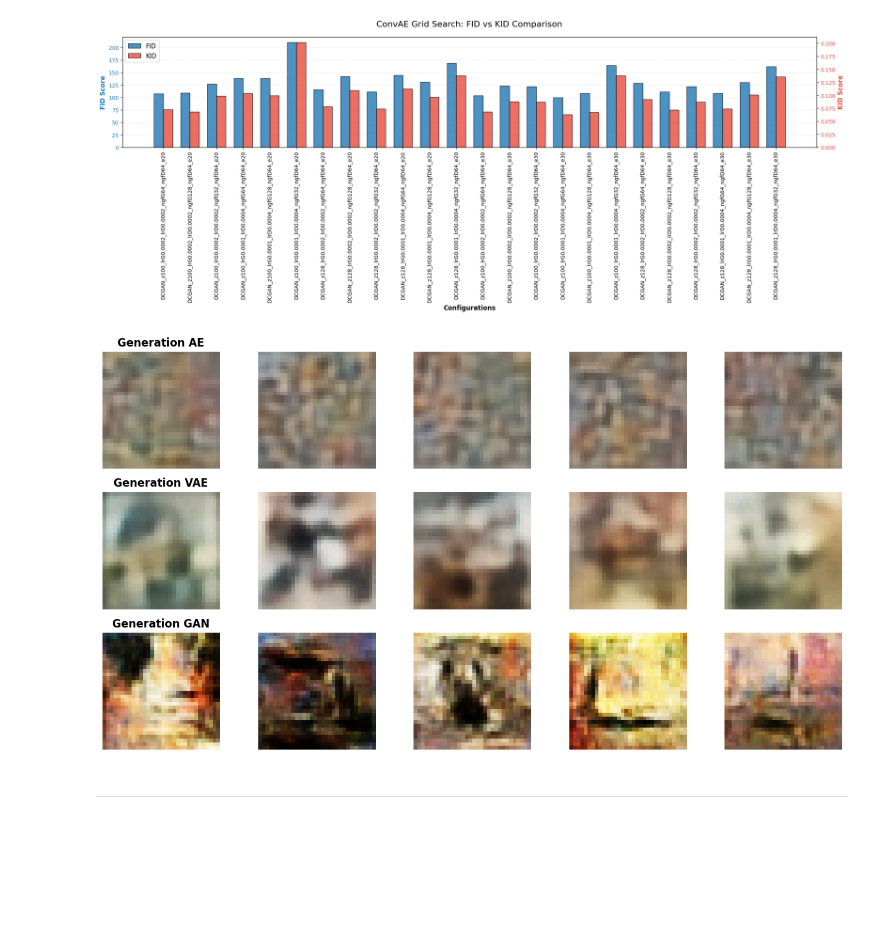
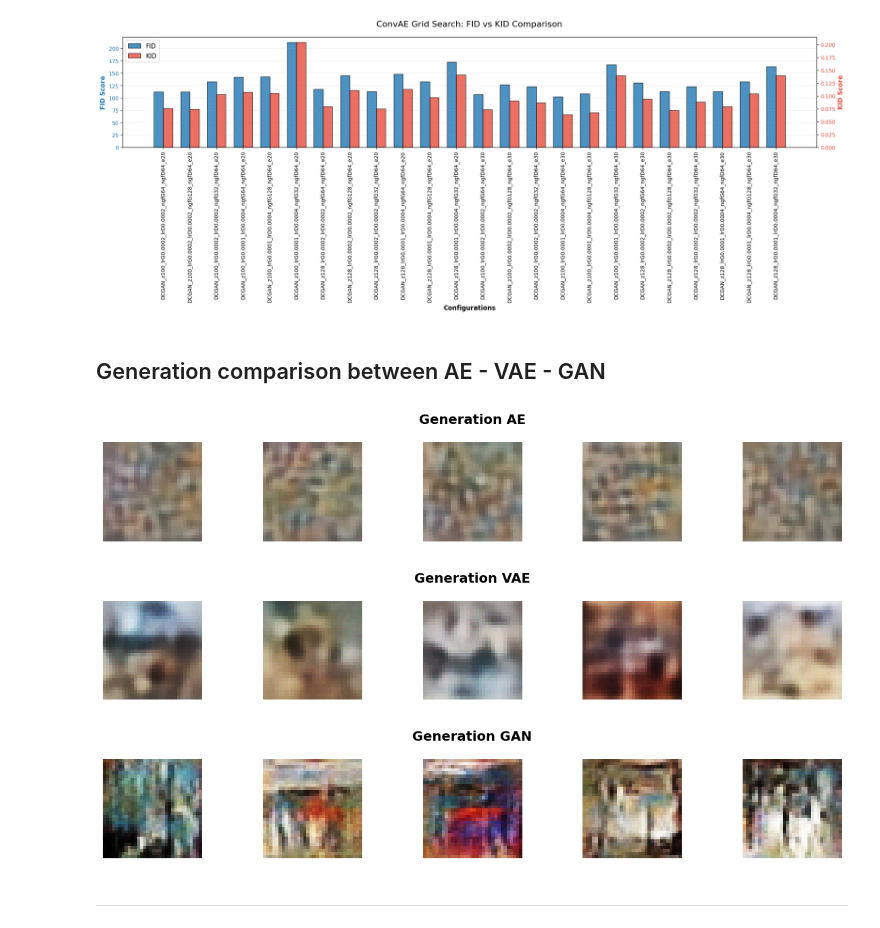
Before and after one commit to Tuco711/GenAI_Project, a Jupyter notebook: TP1-alunos-src-only/student_start_pack/ArtBench10_Student_Start_Pack.ipynb, the cells around one changed output. Drawn from its saved outputs; the diff is of its cells as text; code cells hidden in the pictures; blank space fills up the shorter version.

```diff
--- a/TP1-alunos-src-only/student_start_pack/ArtBench10_Student_Start_Pack.ipynb
+++ b/TP1-alunos-src-only/student_start_pack/ArtBench10_Student_Start_Pack.ipynb
@@ -553,18 +498,0 @@ def parse_model_name(filename):
-# %%
-import os
-import pandas as pd
-
-MODEL_DIR = "/content/drive/MyDrive/GenerativeAI/GenAI_Project/Models"
-
-rows = []
-
-for file in os.listdir(MODEL_DIR):
-    if file.endswith(".pth"):
-        cfg = parse_model_name(file)
-        rows.append({
-            "file": file,
-            **cfg
-        })
-
-df = pd.DataFrame(rows)
-df
@@ -2694,6 +2590,8 @@ History: /content/drive/MyDrive/GenerativeAI/GenAI_Project/History
 plot_fid_kid_comparison(all_gan_results)
 # %% [output]
 [figure]
+# %% [markdown]
+## Generation comparison between AE - VAE - GAN
 # %%
 import torch
 import matplotlib.pyplot as plt
@@ -2728,36 +2626,37 @@ noise_gan = torch.randn(n_images, z_gan, 1, 1).to(device)
 
 # # 3. GENERATIVE INFERENCE
 with torch.no_grad():
     # AE PATH: Mapping latent noise through the linear bottleneck to the decoder
     feat_ae = best_model.decoder_input(noise_simple_ae).view(-1, 256, 4, 4)
     out_ae = best_model.decoder(feat_ae)
 
     # VAE PATH: Sampling directly from the learned Gaussian manifold
     out_vae = best_vae.decode(noise_simple_vae)
 
     # GAN PATH: Transforming noise into pixel space via transposed convolutions
     # Output is rescaled from Tanh range [-1, 1] back to standard [0, 1]
     out_gan = best_gan_generator(noise_gan)
     out_gan = denorm(out_gan)
 
 # VISUALIZATION AND ARCHITECTURAL COMPARISON
 fig, axes = plt.subplots(3, n_images, figsize=(15, 8))
+fig.subplots_adjust(hspace=0.6, wspace=0.1)
 names = ["Generation AE", "Generation VAE", "Generation GAN"]
 output_models = [out_ae, out_vae, out_gan]
 
 for rows in range(3):
     for cols in range(n_images):
 
         # Move tensors to CPU and permute channels (C, H, W -> H, W, C) for Matplotlib
         img = output_models[rows][cols].cpu().permute(1, 2, 0).numpy()
         axes[rows, cols].imshow(img.clip(0, 1))
         axes[rows, cols].axis('off')
-        if cols == 0:
-            axes[rows, cols].set_title(names[rows], loc = 'center', fontweight='bold')
+
+    axes[rows, n_images//2].set_title(names[rows], fontsize=14, fontweight='bold', pad=20)
 
 plt.show()
 # %% [output]
-[figure, old version]
+[figure, new version]
 # %% [markdown]
 ----------------------------------------------------------------------------------------------------------------------------------------------------
 # %% [markdown]
```
Also changed, not shown: parts of 23 cells of this notebook, 1 other file.
